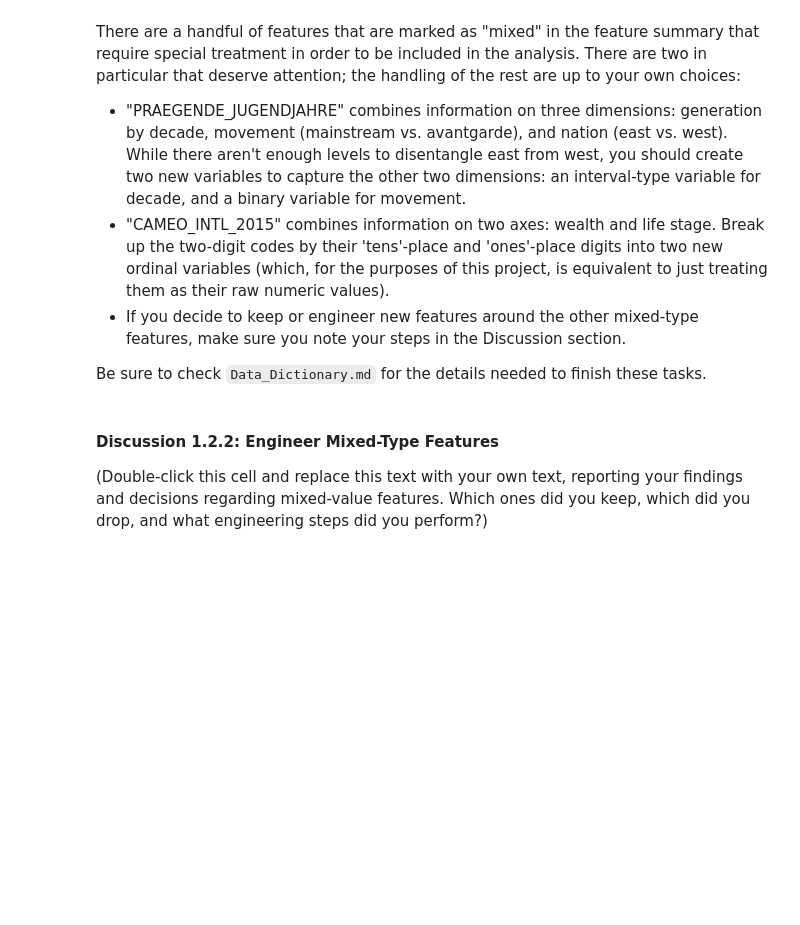
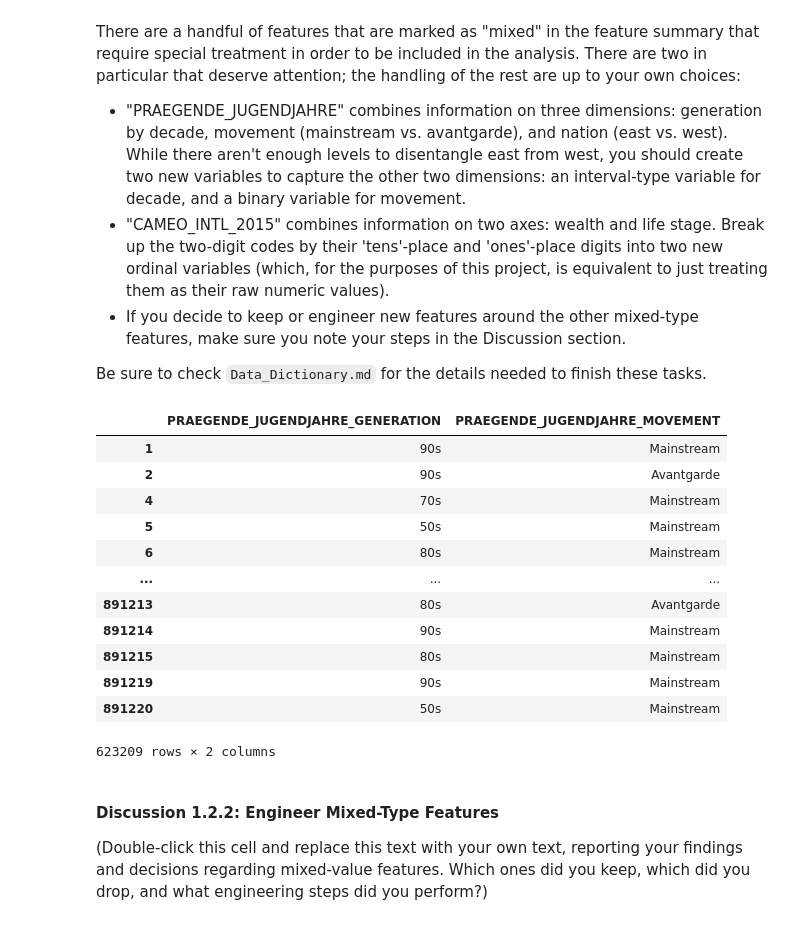
Before and after one commit to walidsi/identify-customer-segments, a Jupyter notebook: Identify_Customer_Segments.ipynb, the cells around one changed output. Cells and saved outputs as stored; diff of their text form; code cells hidden in the pictures; blank space fills up the shorter version.

Commit message:
Add encoding of PRAEGENDE_JUGENDJAHRE feature

```diff
--- a/Identify_Customer_Segments.ipynb
+++ b/Identify_Customer_Segments.ipynb
@@ -307,10 +307,10 @@ azdias.shape
 (623209, 79)
 # %%
 # Convert float columns to int64
-float_cols = azdias.select_dtypes(include=['float64']) # This will select float columns only
+# float_cols = azdias.select_dtypes(include=['float64']) # This will select float columns only
 
-for column in float_cols:
-    azdias[column] = azdias[column].astype('int64')
+# for column in float_cols:
+#     azdias[column] = azdias[column].astype('int64')
 # %% [markdown]
 #### Discussion 1.1.3: Assess Missing Data in Each Row
 
@@ -437,10 +437,4 @@ azdias['OST_WEST_KZ'] = azdias['OST_WEST_KZ'].map({'W': 1, 'O': 0})
 # %%
 # One-hot encode remaining 13 multilevel categorical features
 
-encoded_features = pd.get_dummies(azdias, columns=multi_level_categorical_features)
-
-azdias.drop(multi_level_categorical_features, axis=1, inplace=True)
-
-azdias_encodeed = pd.concat([azdias, encoded_features], axis=1)
-
-azdias_encodeed.shape
+azdias_encoded = pd.get_dummies(azdias, columns=multi_level_categorical_features)
@@ -463,0 +460,36 @@ Be sure to check `Data_Dictionary.md` for the details needed to finish these tas
+# %%
+# Investigate "PRAEGENDE_JUGENDJAHRE" and engineer two new variables.
+azdias_encoded['PRAEGENDE_JUGENDJAHRE'] = azdias_encoded['PRAEGENDE_JUGENDJAHRE'].map({ 1: '40s - Mainstream',
+                                                                                        2: '40s - Avantgarde',
+                                                                                        3: '50s - Mainstream',
+                                                                                        4: '50s - Avantgarde',
+                                                                                        5: '60s - Mainstream',
+                                                                                        6: '60s - Avantgarde',
+                                                                                        7: '60s - Avantgarde',
+                                                                                        8: '70s - Mainstream',
+                                                                                        9: '70s - Avantgarde',
+                                                                                        10: '80s - Mainstream',
+                                                                                        11: '80s - Avantgarde',
+                                                                                        12: '80s - Mainstream',
+                                                                                        13: '80s - Avantgarde',
+                                                                                        14: '90s - Mainstream',
+                                                                                        15: '90s - Avantgarde'
+                                                                                      })
+# %%
+azdias_encoded[['PRAEGENDE_JUGENDJAHRE_GENERATION', 'PRAEGENDE_JUGENDJAHRE_MOVEMENT']] = azdias_encoded['PRAEGENDE_JUGENDJAHRE'].str.split(' - ', expand=True)
+# %%
+azdias_encoded[['PRAEGENDE_JUGENDJAHRE_GENERATION', 'PRAEGENDE_JUGENDJAHRE_MOVEMENT']]
+# %% [output]
+|  | PRAEGENDE_JUGENDJAHRE_GENERATION | PRAEGENDE_JUGENDJAHRE_MOVEMENT |
+| 1 | 90s | Mainstream |
+| 2 | 90s | Avantgarde |
+| 4 | 70s | Mainstream |
+| 5 | 50s | Mainstream |
+| 6 | 80s | Mainstream |
+| ... | ... | ... |
+| 891213 | 80s | Avantgarde |
+| 891214 | 90s | Mainstream |
+| 891215 | 80s | Mainstream |
+| 891219 | 90s | Mainstream |
+| 891220 | 50s | Mainstream |
+623209 rows × 2 columns
```
Also changed, not shown: parts of 11 cells of this notebook.
